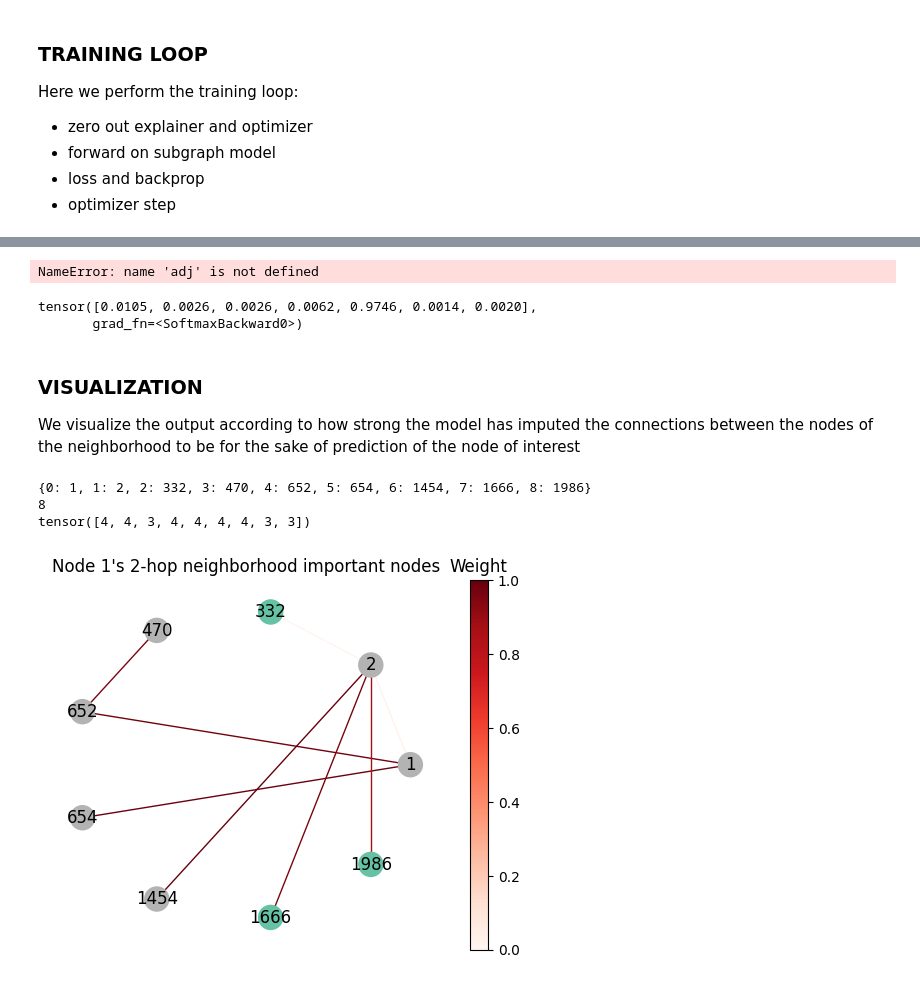
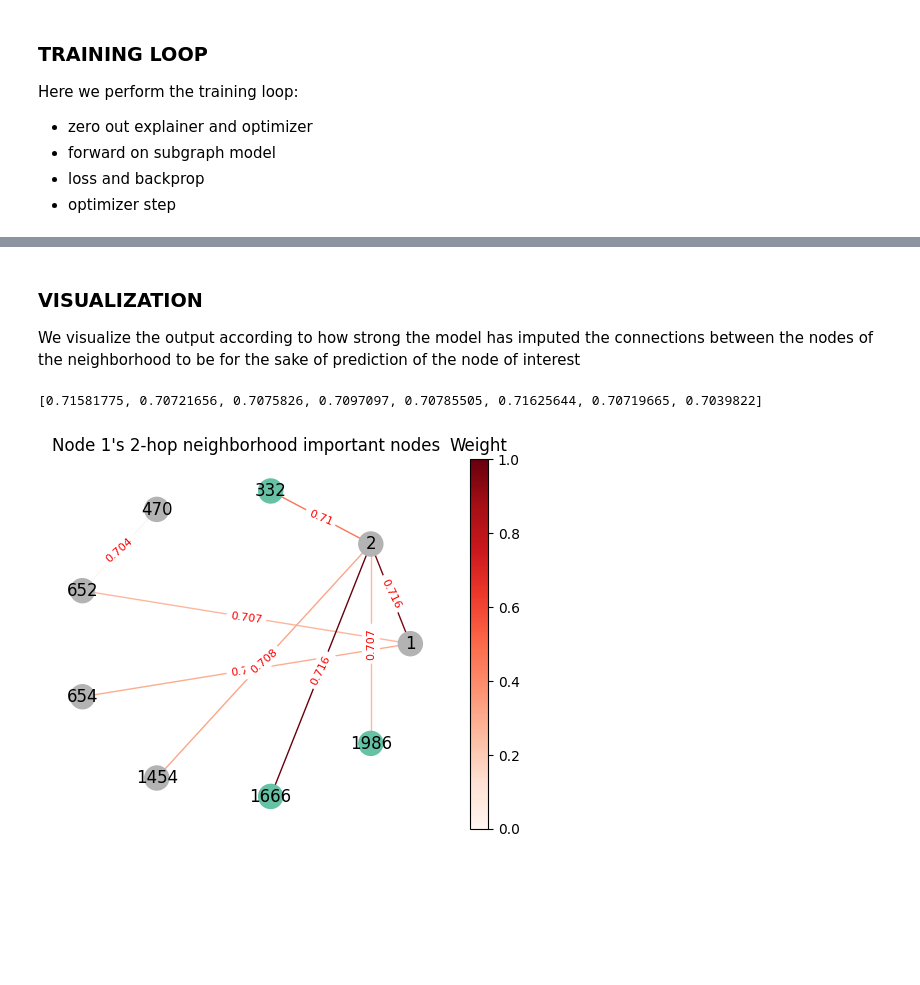
Before and after one commit to traopia/RGCN-Explainer, a Jupyter notebook: GNN_Explainer_easy_implementation.ipynb, the cells around one changed output, grey strips where cells are left out. Saved outputs shown, nothing was run; the diff lists cells and outputs as text; code cells hidden in the pictures; blank space fills up the shorter version.

```diff
--- a/GNN_Explainer_easy_implementation.ipynb
+++ b/GNN_Explainer_easy_implementation.ipynb
@@ -763,9 +772,13 @@ class Explain(nn.Module):
         self.model.zero_grad()
         self.adj.requires_grad = True
         self.x.requires_grad = True
+        if self.adj.grad is not None:
+            print('self.adj.grad', self.adj.grad)
+            self.adj.grad.zero_() # zero out the gradient
+            self.x.grad.zero_() # zero out the gradient
 
-
-        x, adj = self.x, self.adj
+        else:
+            x, adj = self.x, self.adj
         ypred, _ = self.model(x, adj)
 
 
@@ -773,8 +786,8 @@ class Explain(nn.Module):
         logit = logit[pred_label_node]
         loss = -torch.log(logit)
         loss.backward()
-        print(self.adj.grad)
-        print(self.x.grad)
+        print('adj grad', self.adj.grad)
+        print('x grad',self.x.grad)
         return self.adj, self.x.grad
 # %% [markdown]
 ### Create the explain object
@@ -842,12 +881,5 @@ RuntimeError: Trying to backward through the graph a second time (or directly ac
-# %%
-adj
-# %% [output]
-NameError: name 'adj' is not defined
 # %%
-pred, adj = model.forward(torch.Tensor(subdata), torch.Tensor(masked_adj))
-node_pred = pred[node_idx_new, :]
-res = nn.Softmax(dim=0)(node_pred)
-res
+# pred, adj = model.forward(torch.Tensor(subdata), torch.Tensor(masked_adj))
+# node_pred = pred[node_idx_new, :]
+# res = nn.Softmax(dim=0)(node_pred)
+# res
-# %% [output]
-tensor([0.0105, 0.0026, 0.0026, 0.0062, 0.9746, 0.0014, 0.0020],
-       grad_fn=<SoftmaxBackward0>)
@@ -919,64 +889,36 @@ We visualize the output according to how strong the model has imputed the connec
 # %%
 def visualize_result(node_idx, masked_adj, neighbors, data, num_hops):
     """Visualizes the n-hop neighborhood of a given node."""
     G = nx.from_pandas_adjacency(pd.DataFrame(masked_adj.detach().numpy()))
 
     labeldict = {}
     for i,j in zip(range(len(neighbors)),neighbors):
         labeldict[i] = j
-    print(labeldict)
-
+    #print(labeldict)
+    a = nx.get_edge_attributes(G,'weight')
+    weights = {key : round(a[key], 3) for key in a}
 
     edge_colors = [masked_adj.detach().numpy()[u][v] for u, v in G.edges()]
-    print(len(edge_colors))
+    print(edge_colors)
     # draw graph with edge colors
     plt.figure()
     plt.title("Node {}'s {}-hop neighborhood important nodes".format(node_idx, num_hops))
     pos = nx.circular_layout(G)
     nx.draw(G, pos=pos, with_labels=True, edge_color=edge_colors, edge_cmap=plt.cm.Reds,labels = labeldict, node_color = data.y[neighbors], cmap="Set2" )
-    #nx.draw_networkx_edge_labels( G, pos,edge_labels= edge_colors,font_size=8,font_color='red')
-    print(data.y[neighbors])
+    nx.draw_networkx_edge_labels( G, pos,edge_labels=weights,font_size=8,font_color='red')
+
     # add colorbar legend
     sm = plt.cm.ScalarMappable(cmap=plt.cm.Reds, norm=plt.Normalize(vmin=0, vmax=1))
     sm.set_array(edge_colors)
     cbar = plt.colorbar(sm)
     cbar.ax.set_title('Weight')
 
     plt.show()
+
+visualize_result(1, masked_adj, neighbors,data,num_hops)
+# %% [output]
+[0.71581775, 0.70721656, 0.7075826, 0.7097097, 0.70785505, 0.71625644, 0.70719665, 0.7039822]
+[figure, added]
-# %%
-#Visualize the result
-def visualize_result(node_idx, masked_adj, neighbors, data, num_hops):
-    """Visualizes the n-hop neighborhood of a given node."""
-    G = nx.from_pandas_adjacency(pd.DataFrame(masked_adj.detach().numpy()))
-
-    labeldict = {}
-    for i,j in zip(range(len(neighbors)),neighbors):
-        labeldict[i] = j
-    print(labeldict)
-
-
-    edge_colors = [masked_adj.detach().numpy()[u][v] for u, v in G.edges()]
-    print(len(edge_colors))
-    # draw graph with edge colors
-    plt.figure()
-    plt.title("Node {}'s {}-hop neighborhood important nodes".format(node_idx, num_hops))
-    pos = nx.circular_layout(G)
-    nx.draw(G, pos=pos, with_labels=True, edge_color=edge_colors, edge_cmap=plt.cm.Reds,labels = labeldict, node_color = data.y[neighbors], cmap="Set2" )
-    print(data.y[neighbors])
-    # add colorbar legend
-    sm = plt.cm.ScalarMappable(cmap=plt.cm.Reds, norm=plt.Normalize(vmin=0, vmax=1))
-    sm.set_array(edge_colors)
-    cbar = plt.colorbar(sm)
-    cbar.ax.set_title('Weight')
-
-    plt.show()
-
-visualize_result(1, masked_adj, neighbors,data,num_hops)
-# %% [output]
-{0: 1, 1: 2, 2: 332, 3: 470, 4: 652, 5: 654, 6: 1454, 7: 1666, 8: 1986}
-8
-tensor([4, 4, 3, 4, 4, 4, 4, 3, 3])
-[figure, removed]
 # %%
 def denoise_graph(adj, node_idx, feat=None, label=None, threshold=None, threshold_num=None, max_component=True):
     """Cleaning a graph by thresholding its node values.
```
Also changed, not shown: parts of 15 cells of this notebook, 12 other files.
